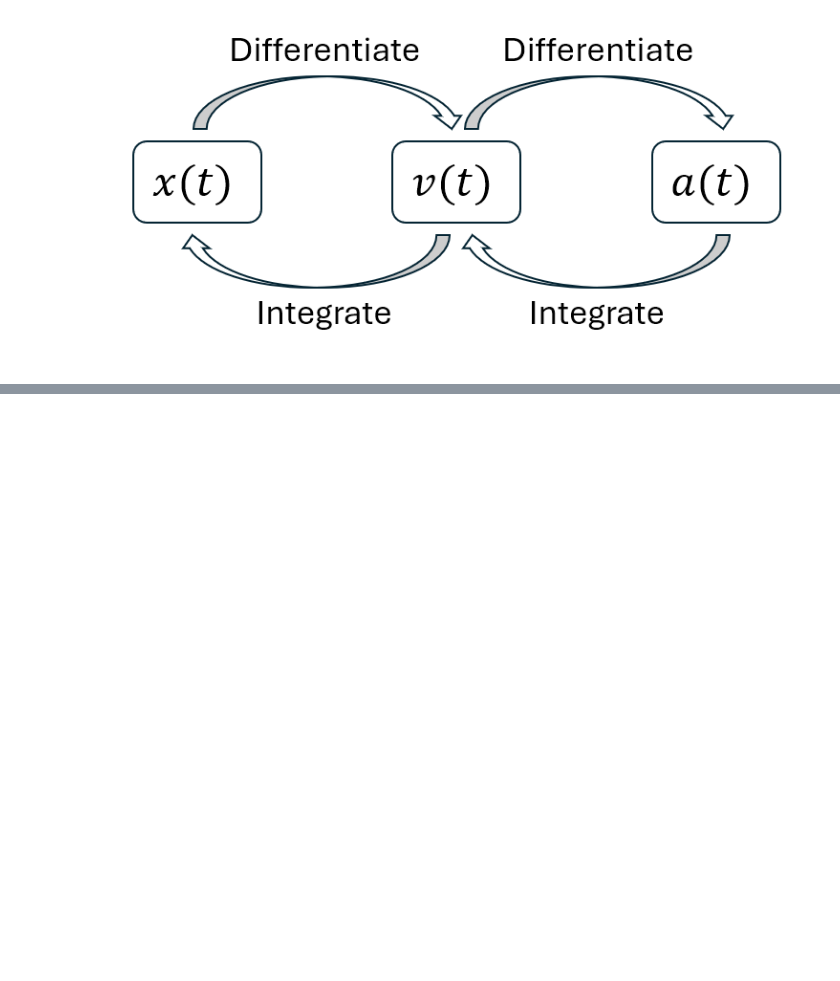
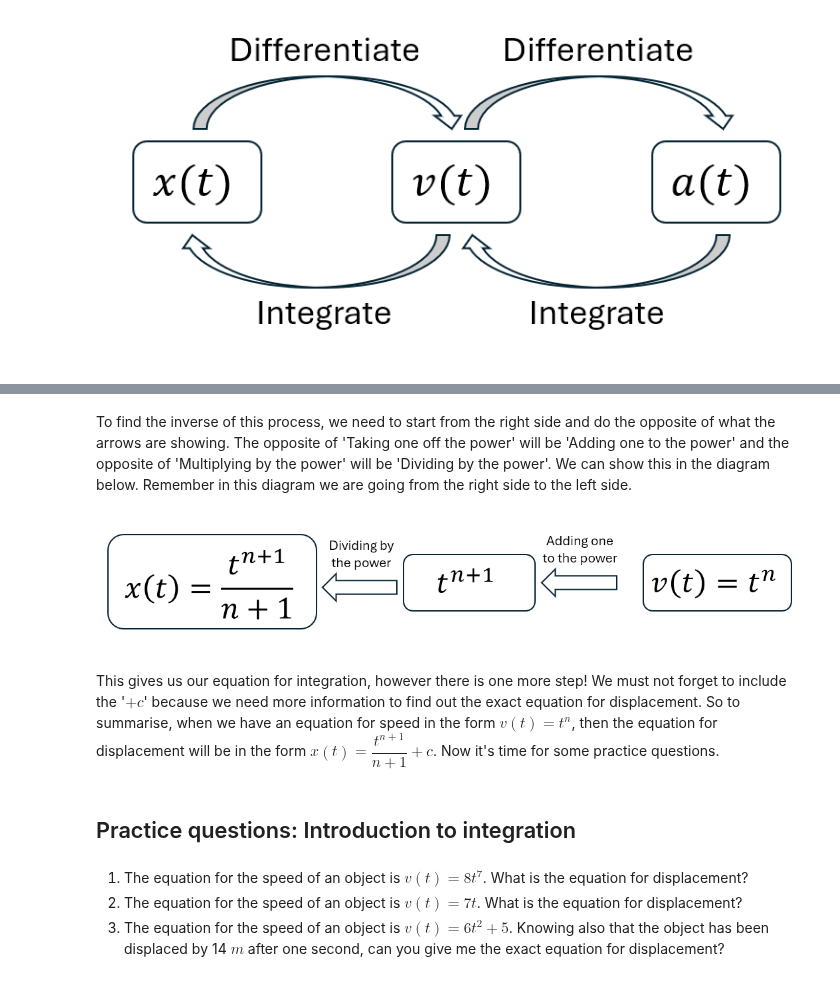
Before and after one commit to PeterG175/PeterG, a Jupyter notebook: Lesson 4.ipynb, the cells around one changed output, grey strips where cells are left out. Saved outputs shown, nothing was run; the diff lists cells and outputs as text; code cells hidden in the pictures; blank space fills up the shorter version.

```diff
--- a/Lesson 4.ipynb
+++ b/Lesson 4.ipynb
@@ -15,0 +49,19 @@ display(Image(filename='Explaining differentiation and integration.png'))
+# %% [markdown]
+To find the inverse of this process, we need to start from the right side and do the opposite of what the arrows are showing. The opposite of 'Taking one off the power' will be 'Adding one to the power' and the opposite of 'Multiplying by the power' will be 'Dividing by the power'. We can show this in the diagram below. Remember in this diagram we are going from the right side to the left side.
+# %%
+#| echo: false
+#| label: fig-diff-4
+#| fig-cap: "A diagram showing what the formula for integration does."
+from IPython.display import Image, display
+display(Image(filename='Int to diff explanation.png'))
+# %% [output]
+[figure, added]
+# %% [markdown]
+This gives us our equation for integration, however there is one more step! We must not forget to include the '$+c$'  because we need more information to find out the exact equation for displacement. So to summarise, when we have an equation for speed in the form $v(t)=t^n$, then the equation for displacement will be in the form $x(t)=\dfrac{t^{n+1}}{n+1}+c$.
+Now it's time for some practice questions.
+# %% [markdown]
+## Practice questions: Introduction to integration
+# %% [markdown]
+1. The equation for the speed of an object is $v(t)=8t^7$. What is the equation for displacement?
+2. The equation for the speed of an object is $v(t)=7t$. What is the equation for displacement?
+3. The equation for the speed of an object is $v(t)=6t^2+5$. Knowing also that the object has been displaced by 14 $m$ after one second, can you give me the exact equation for displacement?
```
Also changed, not shown: parts of 13 cells of this notebook, 9 other files.
